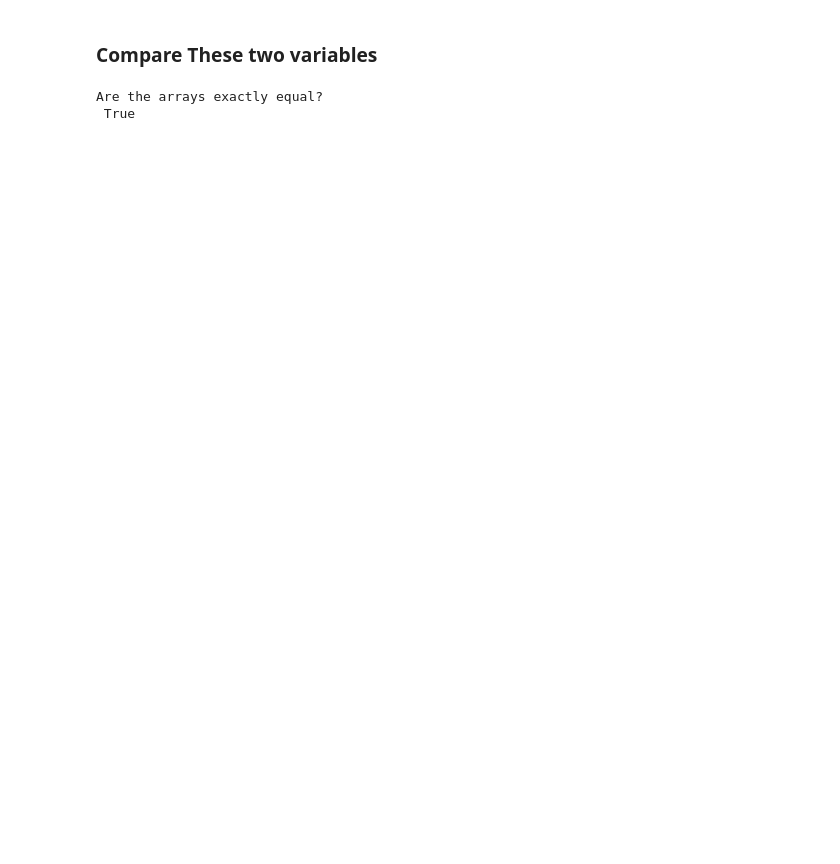
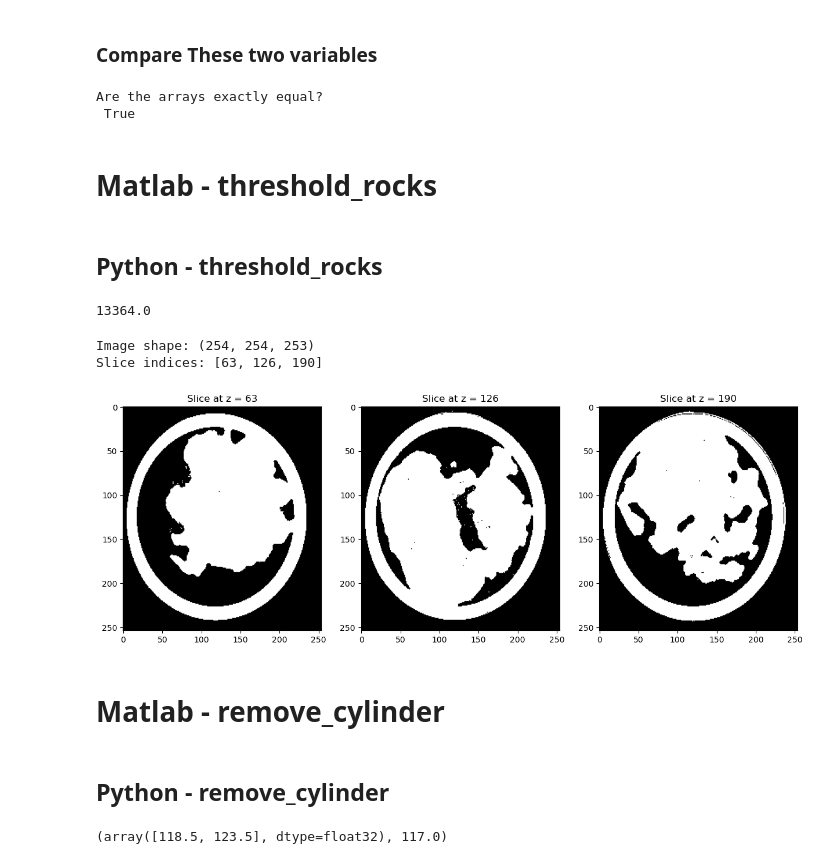
Before and after one commit to edsml-pl1023/Toolkit4D, a Jupyter notebook: notebooks/note.ipynb, the cells around one changed output. Drawn from its saved outputs; the diff is of its cells as text; code cells hidden in the pictures; blank space fills up the shorter version.

```diff
--- a/notebooks/note.ipynb
+++ b/notebooks/note.ipynb
@@ -82,3 +88,7 @@ print("Are the arrays exactly equal? \n", are_equal)
 # %% [output]
 Are the arrays exactly equal?
  True
+# %% [markdown]
+# Matlab - threshold_rocks
+# %% [markdown]
+## Python - threshold_rocks
@@ -84,0 +97,33 @@ Are the arrays exactly equal?
+# %%
+ret = thresholding.threshold_rock('./tests/test_data/LA2_d20_v1_uint16_unnormalised_254_254_253.raw', nbins=256)
+# %%
+ret
+# %% [output]
+13364.0
+# %%
+img_bi = img_python >= ret
+# %%
+# Select slices to display (e.g., slice at 1/4, 1/2, and 3/4 of the z-dimension)
+# should be the same slice in Matlab plot (index - 1 in python)
+slice_indices = [63, 126, 190]
+
+# Verify the shape of the NumPy array and selected slice indices
+print(f"Image shape: {img_bi.shape}")
+print(f"Slice indices: {slice_indices}")
+
+# Display the selected slices in Python
+fig, axes = plt.subplots(1, len(slice_indices), figsize=(15, 5))
+for i, idx in enumerate(slice_indices):
+    axes[i].imshow(img_bi[:, :, idx], cmap='gray')
+    axes[i].axis('equal')
+    axes[i].axis('tight')
+    axes[i].set_title(f'Slice at z = {idx}')
+plt.show()
+# %% [output]
+Image shape: (254, 254, 253)
+Slice indices: [63, 126, 190]
+[figure, added]
+# %% [markdown]
+# Matlab - remove_cylinder
+# %% [markdown]
+## Python - remove_cylinder
@@ -84,0 +133,4 @@ Are the arrays exactly equal?
+# %%
+detect_ring(img_bi[:, :, 100], 100, 150)
+# %% [output]
+(array([118.5, 123.5], dtype=float32), 117.0)
```
Also changed, not shown: parts of 33 cells of this notebook, 1 other file.
